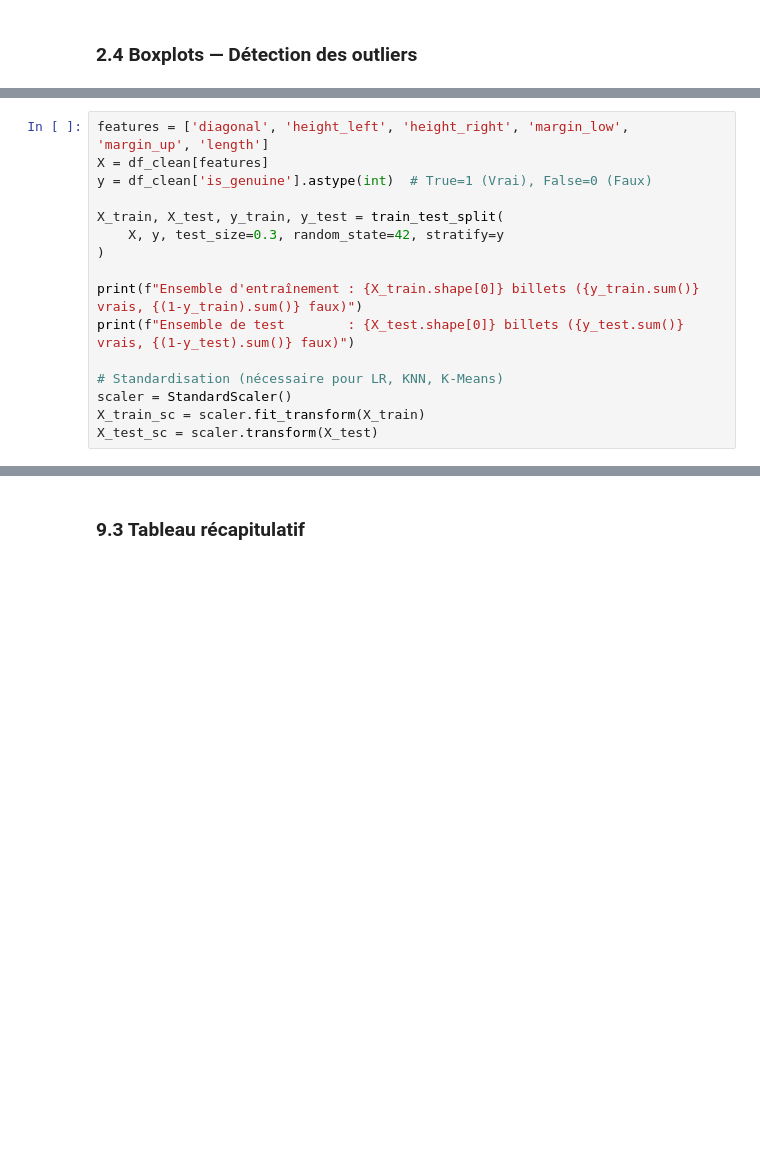
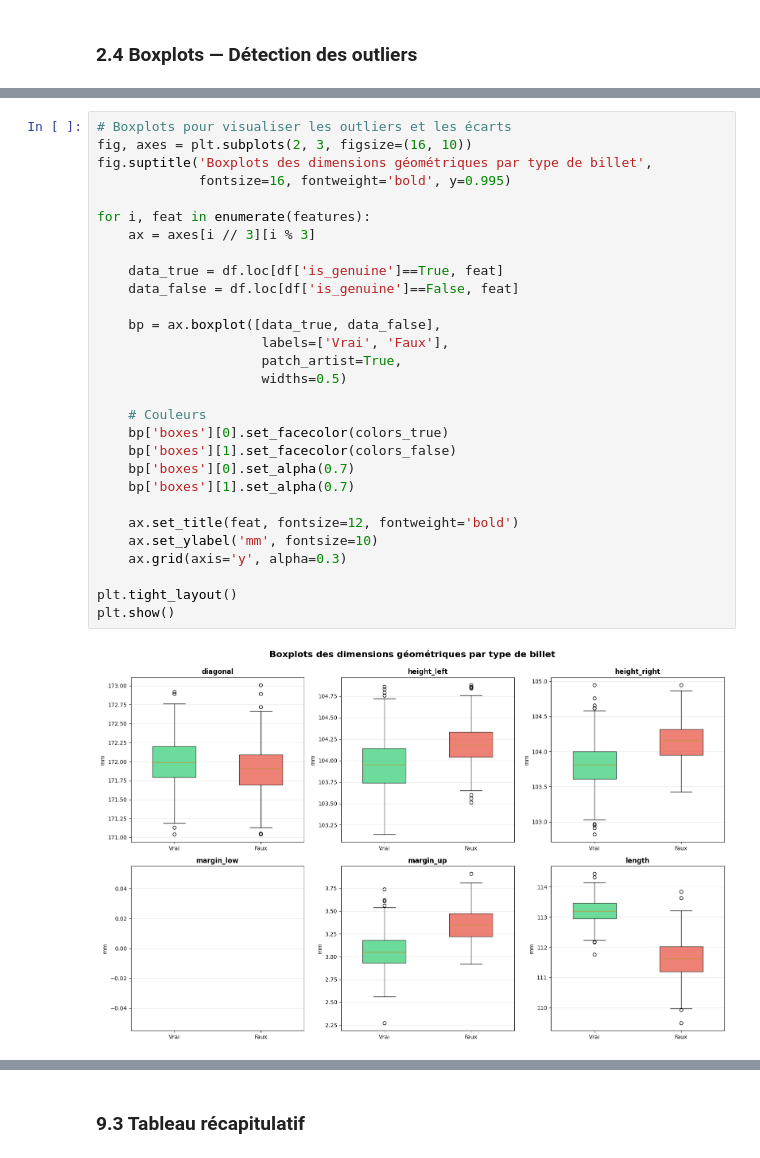
Before and after one commit to TheGoatLucien/Data_analyst, a Jupyter notebook: projets/projet 12/files/Notebook_P12_Detection_Faux_Billets.ipynb, the cells around one changed output, grey strips where cells are left out. Saved outputs shown, nothing was run; the diff lists cells and outputs as text; blank space fills up the shorter version.

```diff
--- a/projets/projet 12/files/Notebook_P12_Detection_Faux_Billets.ipynb
+++ b/projets/projet 12/files/Notebook_P12_Detection_Faux_Billets.ipynb
@@ -136,16 +157,0 @@ Valeurs manquantes après imputation : 0
-# %%
-features = ['diagonal', 'height_left', 'height_right', 'margin_low', 'margin_up', 'length']
-X = df_clean[features]
-y = df_clean['is_genuine'].astype(int)  # True=1 (Vrai), False=0 (Faux)
-
-X_train, X_test, y_train, y_test = train_test_split(
-    X, y, test_size=0.3, random_state=42, stratify=y
-)
-
-print(f"Ensemble d'entraînement : {X_train.shape[0]} billets ({y_train.sum()} vrais, {(1-y_train).sum()} faux)")
-print(f"Ensemble de test        : {X_test.shape[0]} billets ({y_test.sum()} vrais, {(1-y_test).sum()} faux)")
-
-# Standardisation (nécessaire pour LR, KNN, K-Means)
-scaler = StandardScaler()
-X_train_sc = scaler.fit_transform(X_train)
-X_test_sc = scaler.transform(X_test)
@@ -411,0 +158,31 @@ Tableau récapitulatif des métriques (classe 'Faux'):
+# %%
+# Boxplots pour visualiser les outliers et les écarts
+fig, axes = plt.subplots(2, 3, figsize=(16, 10))
+fig.suptitle('Boxplots des dimensions géométriques par type de billet',
+             fontsize=16, fontweight='bold', y=0.995)
+
+for i, feat in enumerate(features):
+    ax = axes[i // 3][i % 3]
+
+    data_true = df.loc[df['is_genuine']==True, feat]
+    data_false = df.loc[df['is_genuine']==False, feat]
+
+    bp = ax.boxplot([data_true, data_false],
+                     labels=['Vrai', 'Faux'],
+                     patch_artist=True,
+                     widths=0.5)
+
+    # Couleurs
+    bp['boxes'][0].set_facecolor(colors_true)
+    bp['boxes'][1].set_facecolor(colors_false)
+    bp['boxes'][0].set_alpha(0.7)
+    bp['boxes'][1].set_alpha(0.7)
+
+    ax.set_title(feat, fontsize=12, fontweight='bold')
+    ax.set_ylabel('mm', fontsize=10)
+    ax.grid(axis='y', alpha=0.3)
+
+plt.tight_layout()
+plt.show()
+# %% [output]
+[figure, added]
```
Also changed, not shown: parts of 58 cells of this notebook, 3 other files.
